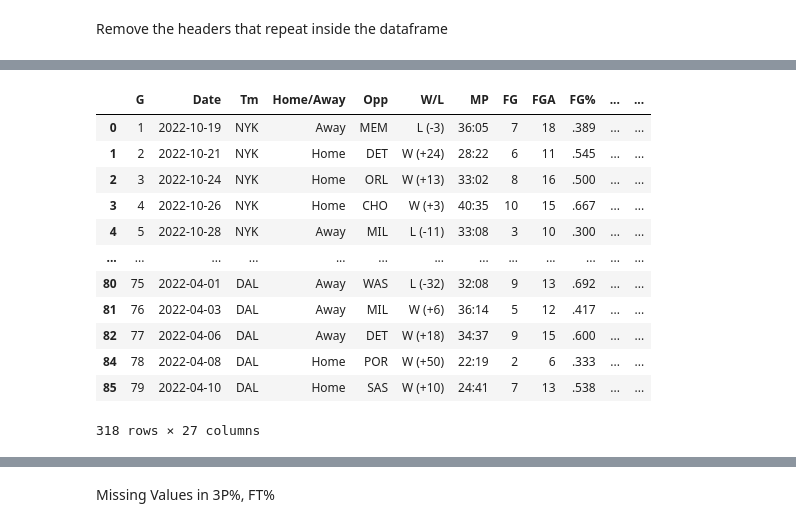
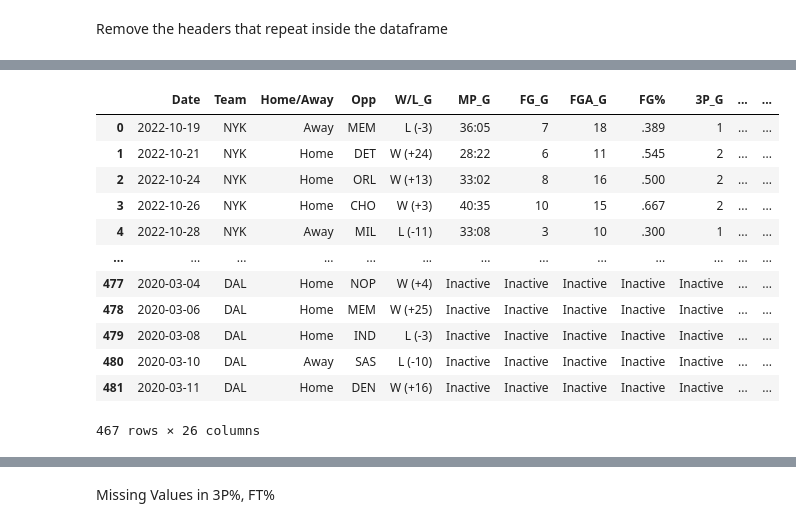
Before and after one commit to sabrinasayed99/Ph4_NBA_Player_Performance, a Jupyter notebook: brunson_data.ipynb, the cells around one changed output, grey strips where cells are left out. Saved outputs shown, nothing was run; the diff lists cells and outputs as text; code cells hidden in the pictures.

```diff
--- a/brunson_data.ipynb
+++ b/brunson_data.ipynb
@@ -342,0 +505,3 @@ memory usage: 80.6+ KB
+# %%
+combined_stats_df.reset_index(drop=True, inplace=True)
+combined_stats_df.head(20)
@@ -396,3 +562,5 @@ combined_stats_df.head()
 | 3 | 4 | 2022-10-26 | NYK | Home | CHO | W (+3) | 40:35 | 10 | 15 | .667 | ... | ... |
 | 4 | 5 | 2022-10-28 | NYK | Away | MIL | L (-11) | 33:08 | 3 | 10 | .300 | ... | ... |
 5 rows × 27 columns
+# %%
+combined_stats_df.drop(columns=['G'], inplace=True)
@@ -398,0 +574,5 @@ combined_stats_df.head()
+# %%
+combined_stats_df.rename(columns={'Tm': 'Team', 'W/L': 'W/L_G', 'MP' :'MP_G', 'FG': 'FG_G', 'FGA': 'FGA_G', '3P': '3P_G',
+                                  '3PA': '3PA_G', '3P%':'3P%_G', 'FT': 'FT_G', 'FTA': 'FTA_G', 'ORB': 'ORB_G', 'DRB': 'DRB_G', 'TRB': 'TRB_G', 'AST': 'AST_G', 'STL': 'STL_G',
+                                  'BLK': 'BLK_G', 'TOV': 'TOV_G', 'PF': 'PF_G', 'PTS': 'PTS_G', '+/-': 'Plus/Minus_G'}, inplace=True)
+combined_stats_df.columns
@@ -418,5 +604,5 @@ combined_stats_df.reset_index(drop=True)
 # %%
-combined_stats_df['G'] = combined_stats_df['G'].astype(str)
+combined_stats_df['Date'] = combined_stats_df['Date'].astype(str)
 # %%
 combined_stats_df
 # %% [output]
@@ -453,19 +639,19 @@ combined_stats_df[combined_stats_df['G'] == 'G']
 # %%
 # Drop the rows with the repeated headers
-combined_stats_df = combined_stats_df[combined_stats_df['G'] != 'G']
+combined_stats_df = combined_stats_df[combined_stats_df['Date'] != 'Date']
 combined_stats_df.reset_index(drop=True)
 combined_stats_df
 # %% [output]
-|  | G | Date | Tm | Home/Away | Opp | W/L | MP | FG | FGA | FG% | ... | ... |
-| 0 | 1 | 2022-10-19 | NYK | Away | MEM | L (-3) | 36:05 | 7 | 18 | .389 | ... | ... |
-| 1 | 2 | 2022-10-21 | NYK | Home | DET | W (+24) | 28:22 | 6 | 11 | .545 | ... | ... |
-| 2 | 3 | 2022-10-24 | NYK | Home | ORL | W (+13) | 33:02 | 8 | 16 | .500 | ... | ... |
-| 3 | 4 | 2022-10-26 | NYK | Home | CHO | W (+3) | 40:35 | 10 | 15 | .667 | ... | ... |
-| 4 | 5 | 2022-10-28 | NYK | Away | MIL | L (-11) | 33:08 | 3 | 10 | .300 | ... | ... |
+|  | Date | Team | Home/Away | Opp | W/L_G | MP_G | FG_G | FGA_G | FG% | 3P_G | ... | ... |
+| 0 | 2022-10-19 | NYK | Away | MEM | L (-3) | 36:05 | 7 | 18 | .389 | 1 | ... | ... |
+| 1 | 2022-10-21 | NYK | Home | DET | W (+24) | 28:22 | 6 | 11 | .545 | 2 | ... | ... |
+| 2 | 2022-10-24 | NYK | Home | ORL | W (+13) | 33:02 | 8 | 16 | .500 | 2 | ... | ... |
+| 3 | 2022-10-26 | NYK | Home | CHO | W (+3) | 40:35 | 10 | 15 | .667 | 2 | ... | ... |
+| 4 | 2022-10-28 | NYK | Away | MIL | L (-11) | 33:08 | 3 | 10 | .300 | 1 | ... | ... |
 | ... | ... | ... | ... | ... | ... | ... | ... | ... | ... | ... | ... | ... |
-| 80 | 75 | 2022-04-01 | DAL | Away | WAS | L (-32) | 32:08 | 9 | 13 | .692 | ... | ... |
-| 81 | 76 | 2022-04-03 | DAL | Away | MIL | W (+6) | 36:14 | 5 | 12 | .417 | ... | ... |
-| 82 | 77 | 2022-04-06 | DAL | Away | DET | W (+18) | 34:37 | 9 | 15 | .600 | ... | ... |
-| 84 | 78 | 2022-04-08 | DAL | Home | POR | W (+50) | 22:19 | 2 | 6 | .333 | ... | ... |
-| 85 | 79 | 2022-04-10 | DAL | Home | SAS | W (+10) | 24:41 | 7 | 13 | .538 | ... | ... |
+| 477 | 2020-03-04 | DAL | Home | NOP | W (+4) | Inactive | Inactive | Inactive | Inactive | Inactive | ... | ... |
+| 478 | 2020-03-06 | DAL | Home | MEM | W (+25) | Inactive | Inactive | Inactive | Inactive | Inactive | ... | ... |
+| 479 | 2020-03-08 | DAL | Home | IND | L (-3) | Inactive | Inactive | Inactive | Inactive | Inactive | ... | ... |
+| 480 | 2020-03-10 | DAL | Away | SAS | L (-10) | Inactive | Inactive | Inactive | Inactive | Inactive | ... | ... |
+| 481 | 2020-03-11 | DAL | Home | DEN | W (+16) | Inactive | Inactive | Inactive | Inactive | Inactive | ... | ... |
-318 rows × 27 columns
+467 rows × 26 columns
```
Also changed, not shown: parts of 108 cells of this notebook, 5 other files.
